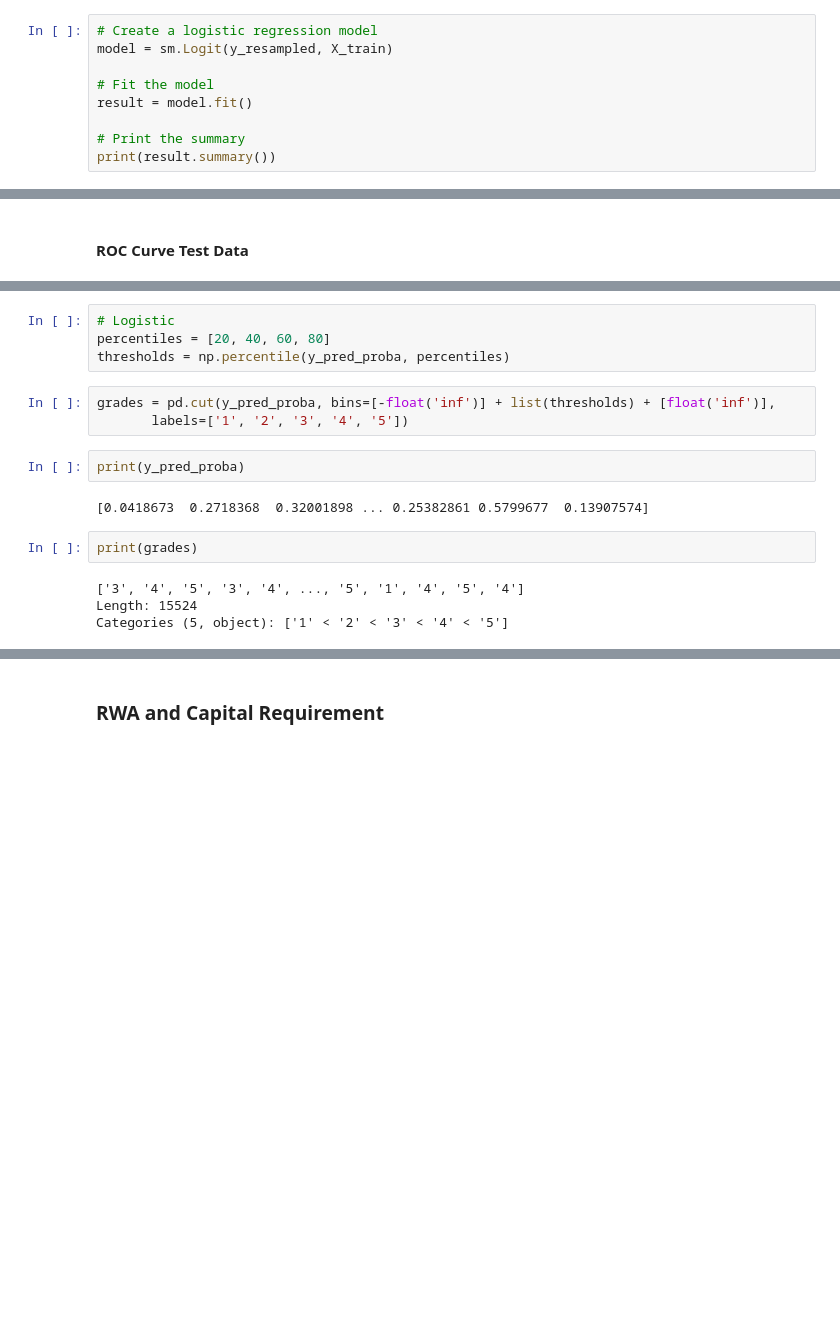
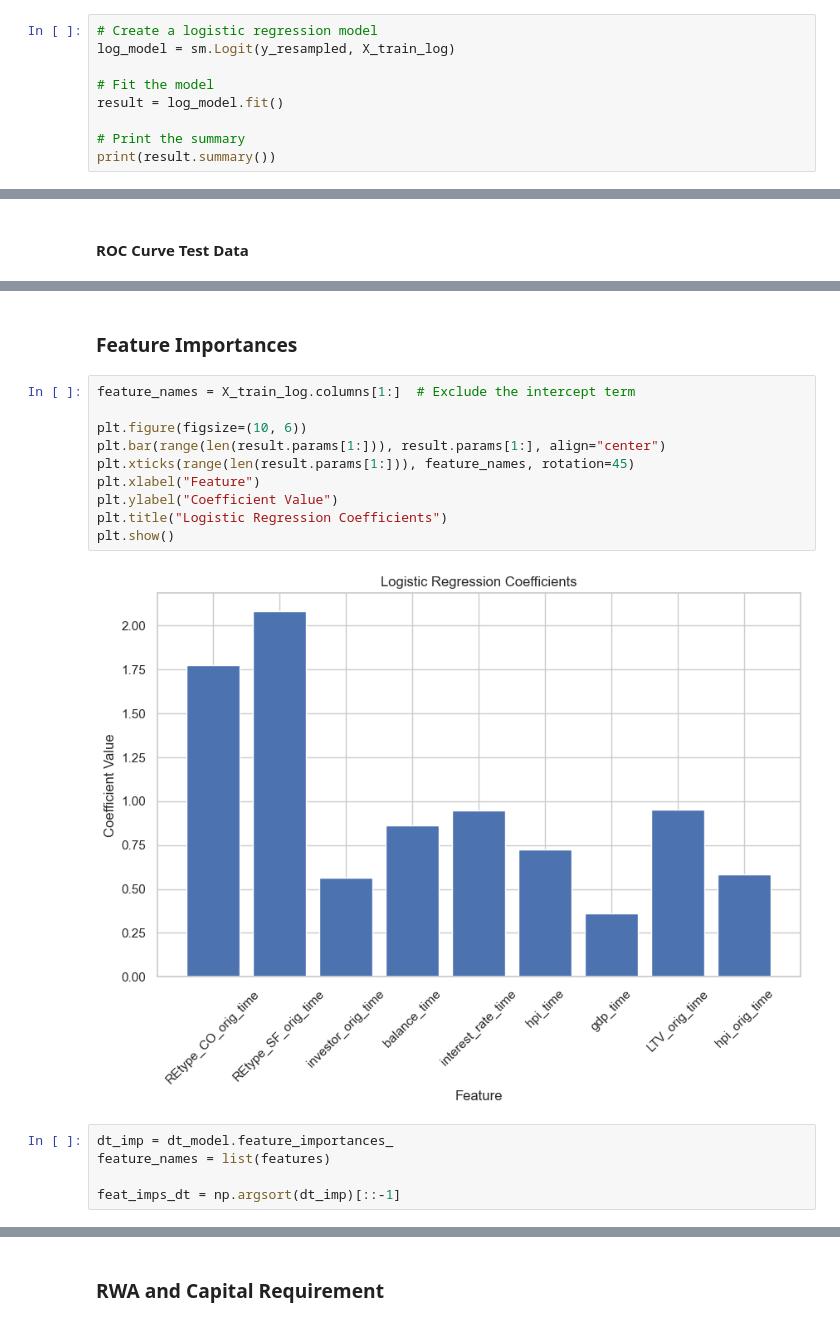
Before and after one commit to sbs23038/Capstone, a Jupyter notebook: SBS23038_Sem3.ipynb, the cells around one changed output, grey strips where cells are left out. Drawn from its saved outputs; the diff is of its cells as text; blank space fills up the shorter version.

```diff
--- a/SBS23038_Sem3.ipynb
+++ b/SBS23038_Sem3.ipynb
@@ -1136,9 +1135,9 @@ X_train = X_train.drop('FICO_orig_time',axis=1)
 # %%
 # Create a logistic regression model
-model = sm.Logit(y_resampled, X_train)
+log_model = sm.Logit(y_resampled, X_train_log)
 
 # Fit the model
-result = model.fit()
+result = log_model.fit()
 
 # Print the summary
 print(result.summary())
@@ -2164,17 +2029,19 @@ Gini Coefficient XGBoost: 0.02480030316449211
-# %%
-# Logistic
-percentiles = [20, 40, 60, 80]
-thresholds = np.percentile(y_pred_proba, percentiles)
-# %%
-grades = pd.cut(y_pred_proba, bins=[-float('inf')] + list(thresholds) + [float('inf')],
-       labels=['1', '2', '3', '4', '5'])
-# %%
-print(y_pred_proba)
-# %% [output]
-[0.0418673  0.2718368  0.32001898 ... 0.25382861 0.5799677  0.13907574]
-# %%
-print(grades)
-# %% [output]
-['3', '4', '5', '3', '4', ..., '5', '1', '4', '5', '4']
-Length: 15524
-Categories (5, object): ['1' < '2' < '3' < '4' < '5']
+# %% [markdown]
+### Feature Importances
+# %%
+feature_names = X_train_log.columns[1:]  # Exclude the intercept term
+
+plt.figure(figsize=(10, 6))
+plt.bar(range(len(result.params[1:])), result.params[1:], align="center")
+plt.xticks(range(len(result.params[1:])), feature_names, rotation=45)
+plt.xlabel("Feature")
+plt.ylabel("Coefficient Value")
+plt.title("Logistic Regression Coefficients")
+plt.show()
+# %% [output]
+[figure, added]
+# %%
+dt_imp = dt_model.feature_importances_
+feature_names = list(features)
+
+feat_imps_dt = np.argsort(dt_imp)[::-1]
```
Also changed, not shown: parts of 83 cells of this notebook.
